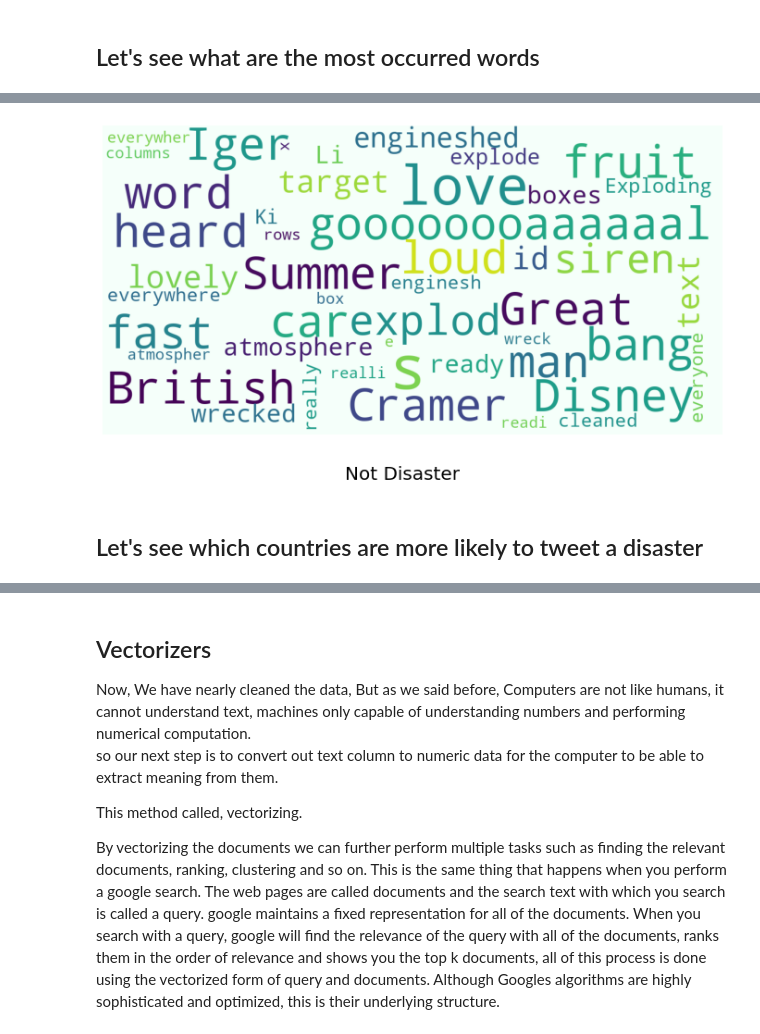
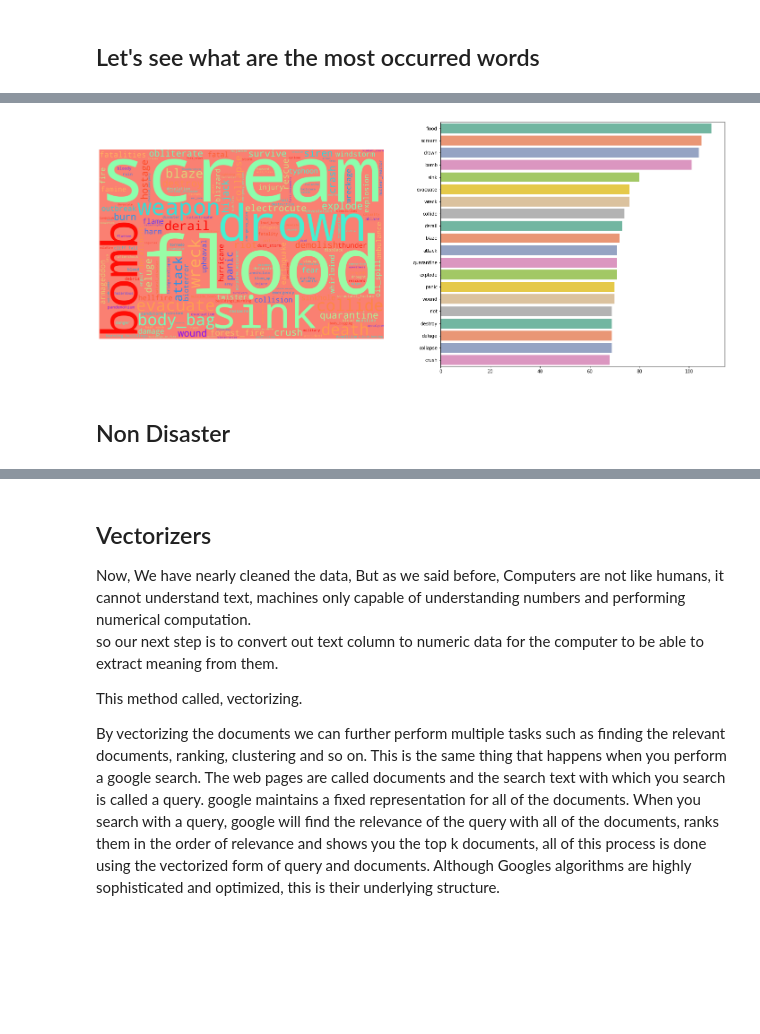
Before and after one commit to geehaad/DisasterTweets, a Jupyter notebook: Disaster_Tweets.ipynb, the cells around one changed output, grey strips where cells are left out. Saved outputs shown, nothing was run; the diff lists cells and outputs as text; code cells hidden in the pictures; blank space fills up the shorter version.

```diff
--- a/Disaster_Tweets.ipynb
+++ b/Disaster_Tweets.ipynb
@@ -296,0 +328,7 @@ Name: cleaned, Length: 3263, dtype: object
+# %%
+# Remove single char, and char with size 2
+def notT(text):
+    text = text.apply(lambda x: [item for item in x if len(item)>3])
+    return text
+df_train['cleaned']= notT(df_train['cleaned'])
+df_test['cleaned']= notT(df_test['cleaned'])
@@ -355,6 +366,42 @@ show_wordcloud(df_train[df_train["target"]==1], "Disaster")
-# %%
-show_wordcloud([df_train[df_train["target"]==0]], "Not Disaster")
-# %% [output]
-[figure, removed]
-# %% [markdown]
-## Let's see which countries are more likely to tweet a disaster
+# %%
+from wordcloud import WordCloud, STOPWORDS
+import matplotlib.pyplot as plt
+from nltk.stem.wordnet import WordNetLemmatizer
+from nltk.corpus import wordnet
+from random import choice
+
+
+stopwords = set(STOPWORDS)
+
+def wordCloud(tokens, plot=1):
+    lemtz = WordNetLemmatizer()
+    lemmatize_keywords = []
+    for token in tokens:
+        lemmatize_keywords.append(lemtz.lemmatize(token, wordnet.VERB))
+    if plot == 1:
+        plot_wordcloud(lemmatize_keywords)
+    else:
+        return ' '.join(lemmatize_keywords)
+
+def plot_wordcloud(text, bg_color='salmon', cmap='rainbow'):
+    c = choice(['Paired','Set2','husl','Spectral','coolwarm'])
+    fig, (ax1, ax2) = plt.subplots(nrows=1, ncols=2, figsize=(25,10))
+    wordcloud = WordCloud(width=3000, height=2000, background_color=bg_color, colormap=cmap,
+                     collocations=False, stopwords=STOPWORDS, random_state=51).generate(' '.join(text))
+    ax1.imshow(wordcloud)
+    ax1.axis('off')
+    labels = pd.Series(data=text).value_counts().index[:20]
+    data = pd.Series(data=text).value_counts()[:20]
+    sns.barplot(y=labels, x=data, ax=ax2, palette=c)
+# %%
+key_data = df_train['keyword'].fillna('blank').apply(lambda x:re.sub('[^a-zA-Z]+','_', x))
+keywords_list = []
+for keyword in key_data:
+    if keyword != 'blank':
+        keywords_list.extend(keyword.split())
+# %%
+wordCloud(keywords_list)
+# %% [output]
+[figure, added]
+# %% [markdown]
+## Non Disaster
```
Also changed, not shown: parts of 55 cells of this notebook, 1 other file.
